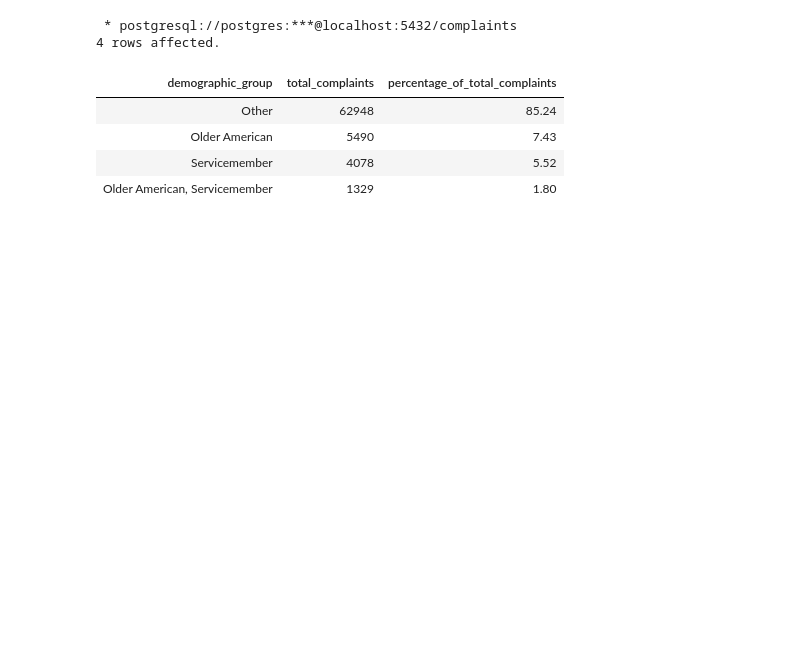
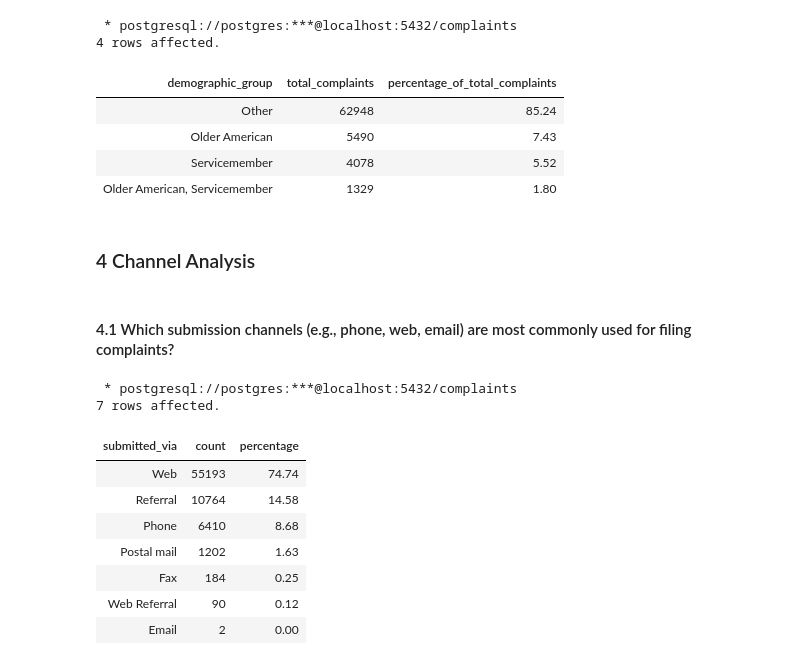
Before and after one commit to Rachel0619/Bank-of-America-Consumer-Complaints-Analysis, a Jupyter notebook: analysis_sql_query.ipynb, the cells around one changed output. Saved outputs shown, nothing was run; the diff lists cells and outputs as text; code cells hidden in the pictures; blank space fills up the shorter version.

```diff
--- a/analysis_sql_query.ipynb
+++ b/analysis_sql_query.ipynb
@@ -279,3 +278,30 @@ ORDER BY
 | Older American | 5490 | 7.43 |
 | Servicemember | 4078 | 5.52 |
 | Older American, Servicemember | 1329 | 1.80 |
+# %% [markdown]
+### 4 Channel Analysis
+# %% [markdown]
+#### 4.1 Which submission channels (e.g., phone, web, email) are most commonly used for filing complaints?
+# %%
+%%sql
+SELECT
+    submitted_via,
+    COUNT(*) AS count,
+    ROUND(COUNT(*) * 100.0 / (SELECT COUNT(submitted_via) FROM complaints WHERE submitted_via IS NOT NULL), 2) AS percentage
+FROM
+    complaints
+GROUP BY
+    submitted_via
+ORDER BY
+    2 DESC
+# %% [output]
+ * postgresql://postgres:***@localhost:5432/complaints
+7 rows affected.
+| submitted_via | count | percentage |
+| Web | 55193 | 74.74 |
+| Referral | 10764 | 14.58 |
+| Phone | 6410 | 8.68 |
+| Postal mail | 1202 | 1.63 |
+| Fax | 184 | 0.25 |
+| Web Referral | 90 | 0.12 |
+| Email | 2 | 0.00 |
```
Also changed, not shown: parts of 6 cells of this notebook, 2 other files.
